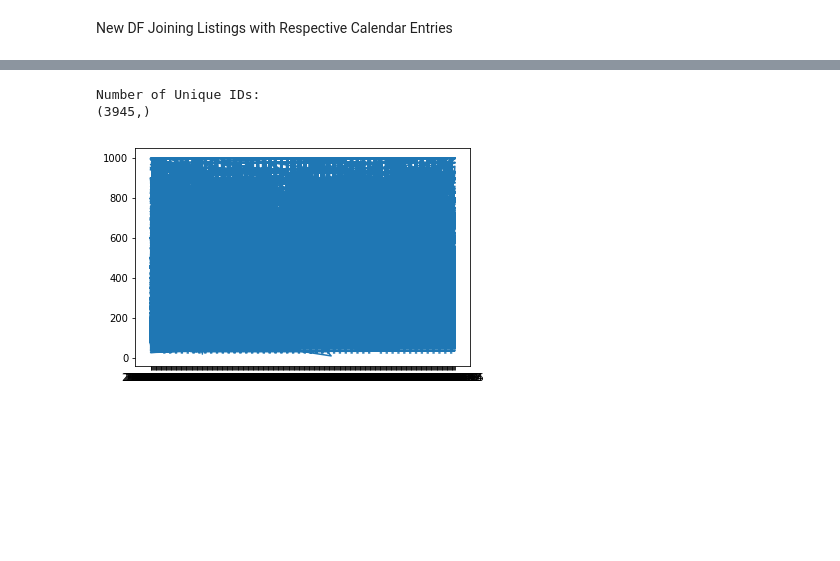
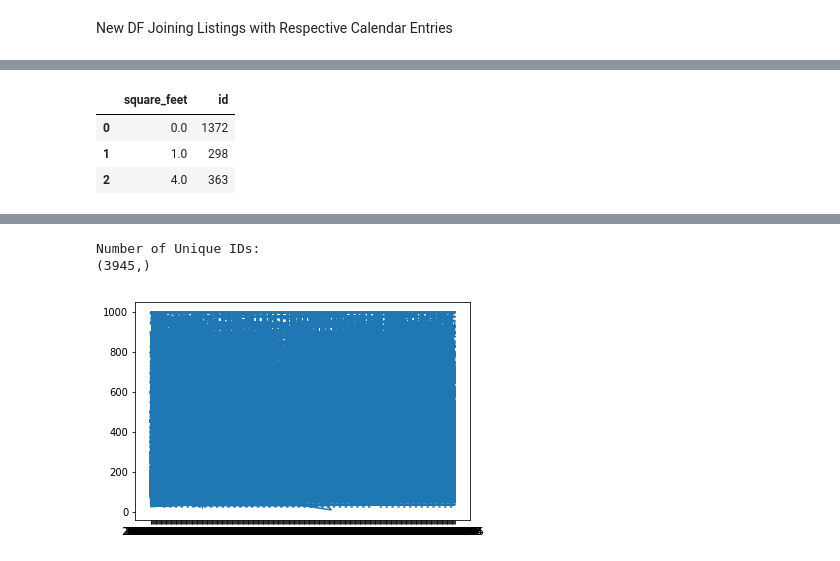
Before and after one commit to mas-dse-saachary/UCSD-MAS-Capstone-Project, a Jupyter notebook: listings_explo.ipynb, the cells around one changed output, grey strips where cells are left out. Saved outputs shown, nothing was run; the diff lists cells and outputs as text; code cells hidden in the pictures; blank space fills up the shorter version.

```diff
--- a/listings_explo.ipynb
+++ b/listings_explo.ipynb
@@ -197,0 +188,7 @@ master = merged.copy()
+# %%
+sqft_grouped.head(3)
+# %% [output]
+|  | square_feet | id |
+| 0 | 0.0 | 1372 |
+| 1 | 1.0 | 298 |
+| 2 | 4.0 | 363 |
```
Also changed, not shown: parts of 37 cells of this notebook, 13 other files.
